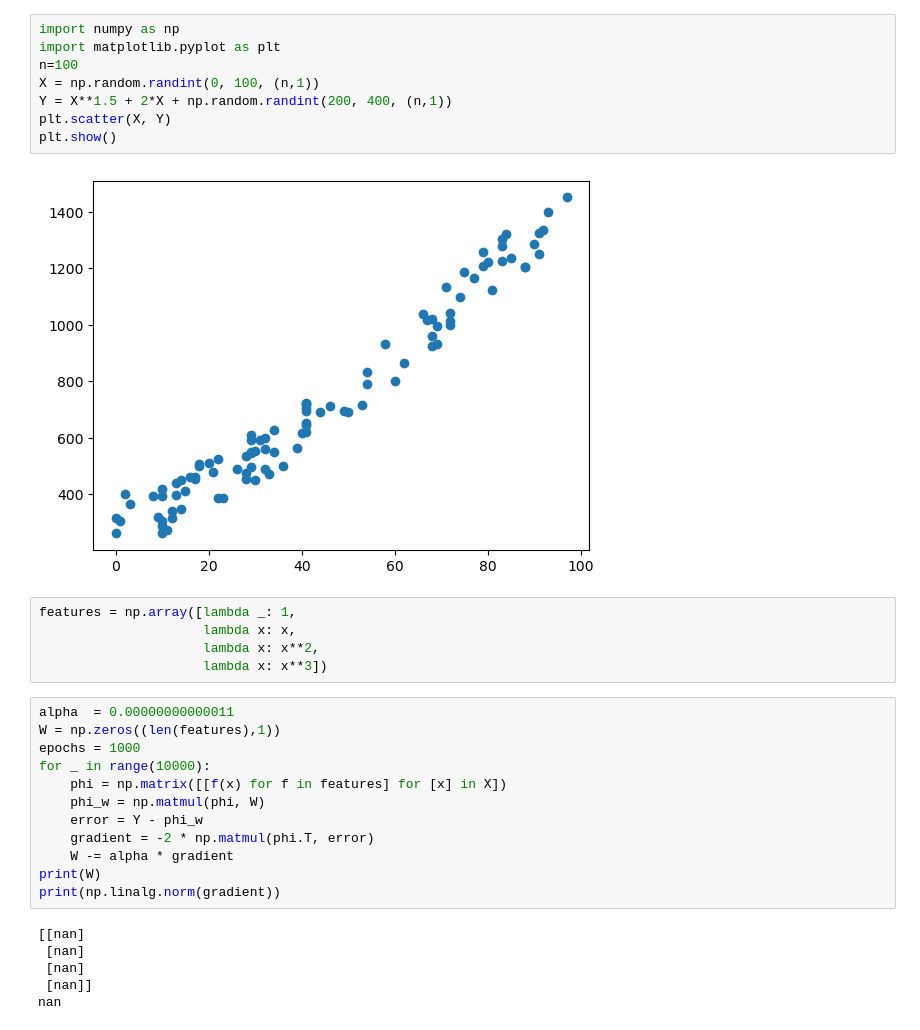
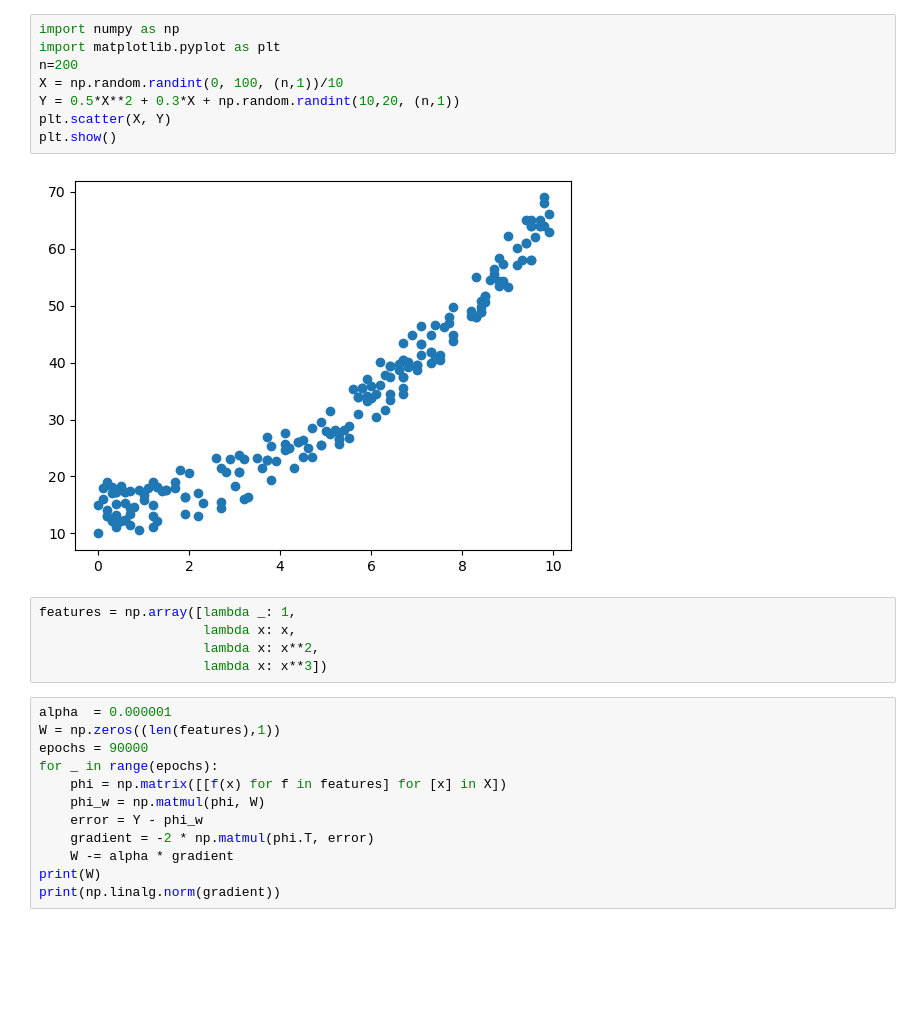
Before and after one commit to Friscobuffo/machine_learning, a Jupyter notebook: multiple-regression.ipynb, the cells around one changed output. Saved outputs shown, nothing was run; the diff lists cells and outputs as text; blank space fills up the shorter version.

```diff
--- a/multiple-regression.ipynb
+++ b/multiple-regression.ipynb
@@ -1,23 +1,23 @@
 # %%
 import numpy as np
 import matplotlib.pyplot as plt
-n=100
-X = np.random.randint(0, 100, (n,1))
-Y = X**1.5 + 2*X + np.random.randint(200, 400, (n,1))
+n=200
+X = np.random.randint(0, 100, (n,1))/10
+Y = 0.5*X**2 + 0.3*X + np.random.randint(10,20, (n,1))
 plt.scatter(X, Y)
 plt.show()
 # %% [output]
-[figure, old version]
+[figure, new version]
 # %%
 features = np.array([lambda _: 1,
                      lambda x: x,
                      lambda x: x**2,
                      lambda x: x**3])
 # %%
-alpha  = 0.00000000000011
+alpha  = 0.000001
 W = np.zeros((len(features),1))
-epochs = 1000
-for _ in range(10000):
+epochs = 90000
+for _ in range(epochs):
     phi = np.matrix([[f(x) for f in features] for [x] in X])
     phi_w = np.matmul(phi, W)
     error = Y - phi_w
@@ -25,9 +25,3 @@ for _ in range(10000):
     W -= alpha * gradient
 print(W)
 print(np.linalg.norm(gradient))
-# %% [output]
-[[nan]
- [nan]
- [nan]
- [nan]]
-nan
```
Also changed, not shown: parts of 3 cells of this notebook, 4 other files.
